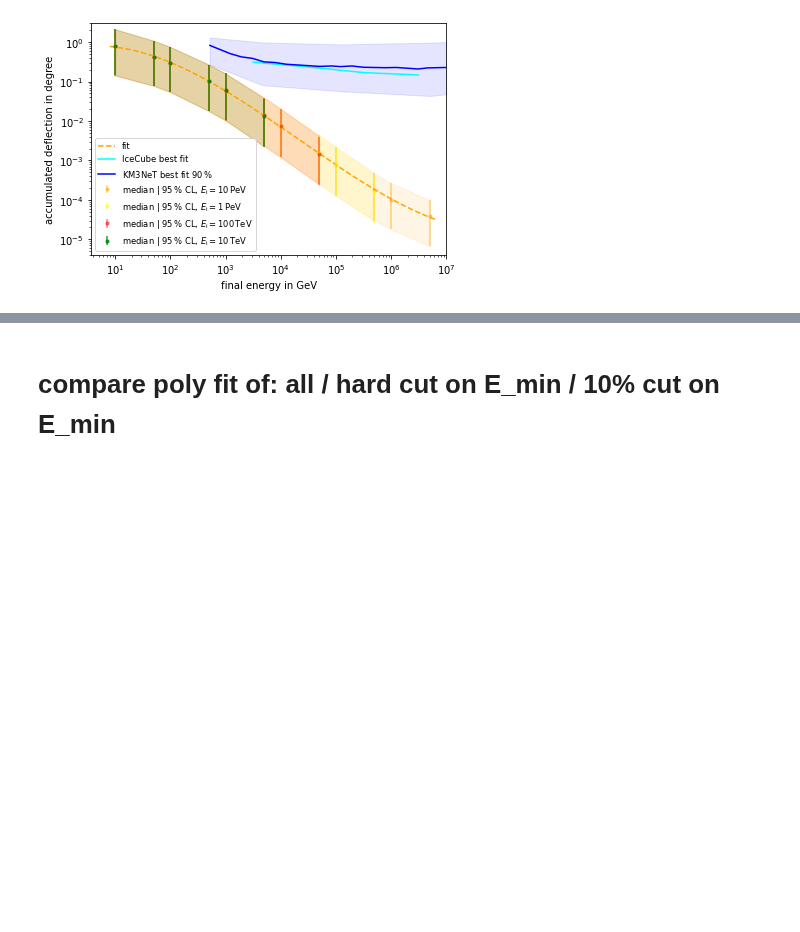
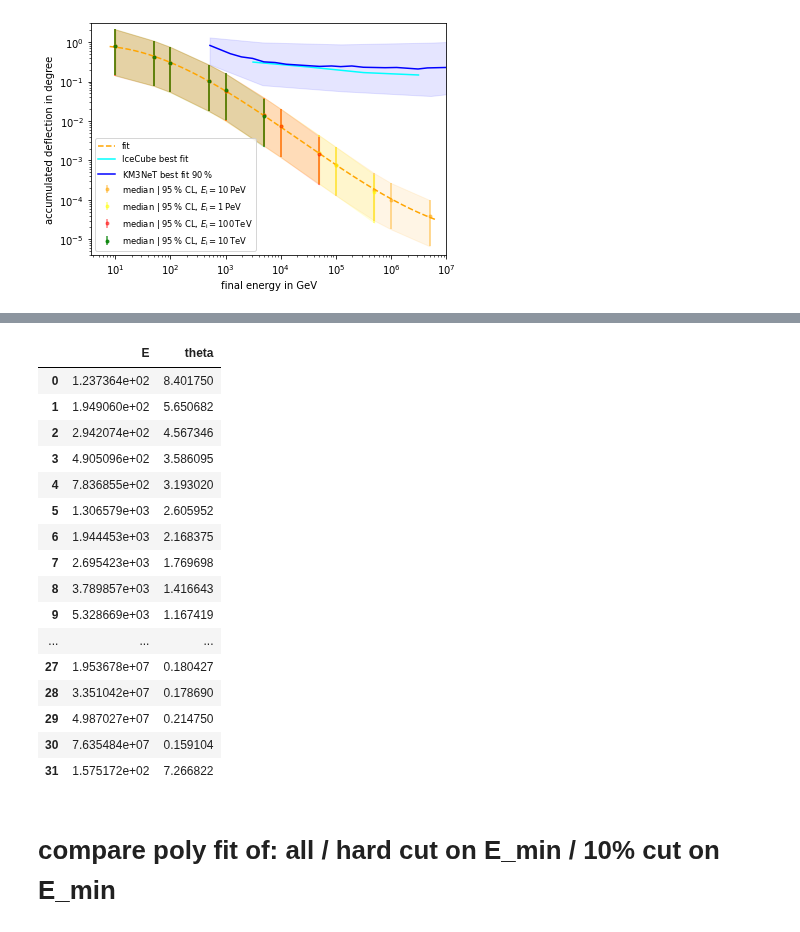
Before and after one commit to pascalgutjahr/muon-deflection-paper, a Jupyter notebook: deflection/total_defl_combined_moliere.ipynb, the cells around one changed output, grey strips where cells are left out. Cells and saved outputs as stored; diff of their text form; code cells hidden in the pictures; blank space fills up the shorter version.

```diff
--- a/deflection/total_defl_combined_moliere.ipynb
+++ b/deflection/total_defl_combined_moliere.ipynb
@@ -803,3 +824,23 @@ poly params:  [ 0.02407291 -0.31206222  0.37943753 -0.21557717] , errors:  [0.00
+# %%
+10**ARCA_high
+# %% [output]
+|  | E | theta |
+| 0 | 1.237364e+02 | 8.401750 |
+| 1 | 1.949060e+02 | 5.650682 |
+| 2 | 2.942074e+02 | 4.567346 |
+| 3 | 4.905096e+02 | 3.586095 |
+| 4 | 7.836855e+02 | 3.193020 |
+| 5 | 1.306579e+03 | 2.605952 |
+| 6 | 1.944453e+03 | 2.168375 |
+| 7 | 2.695423e+03 | 1.769698 |
+| 8 | 3.789857e+03 | 1.416643 |
+| 9 | 5.328669e+03 | 1.167419 |
+| ... | ... | ... |
+| 27 | 1.953678e+07 | 0.180427 |
+| 28 | 3.351042e+07 | 0.178690 |
+| 29 | 4.987027e+07 | 0.214750 |
+| 30 | 7.635484e+07 | 0.159104 |
+| 31 | 1.575172e+02 | 7.266822 |
 # %% [markdown]
 # compare poly fit of: all / hard cut on E_min / 10% cut on E_min
 # %%
```
Also changed, not shown: parts of 3 cells of this notebook.
